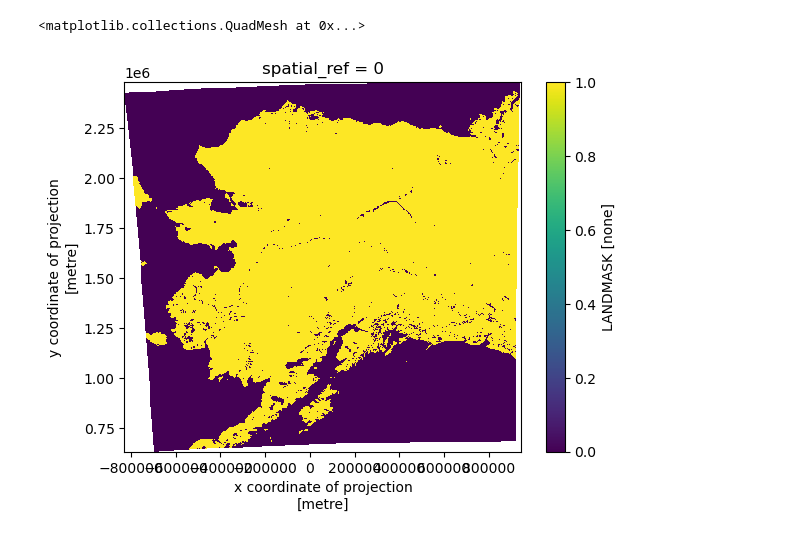
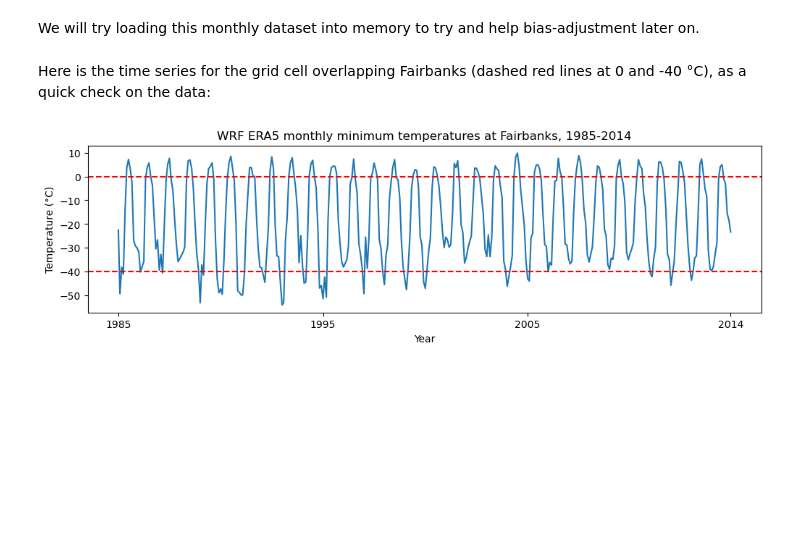
Before and after one commit to ua-snap/snap-geo, a Jupyter notebook: explorations/hardiness_zones.ipynb, the cells around one changed output. Saved outputs shown, nothing was run; the diff lists cells and outputs as text; code cells hidden in the pictures; blank space fills up the shorter version.

```diff
--- a/explorations/hardiness_zones.ipynb
+++ b/explorations/hardiness_zones.ipynb
@@ -346,3 +259,0 @@ hist_ds = xr.open_dataset(
-# %%
-ref = era5_ds["t2min"].resample(time="ME").min()
-ref = convert_units_to(ref, "degC")
@@ -382,5 +259,0 @@ test = reproject_wrf_3338(geo_ds, geo_ds["LANDMASK"].sel(Time=0))
-# %%
-test["LANDMASK"].plot()
-# %% [output]
-<matplotlib.collections.QuadMesh at 0x...>
-[figure, removed]
@@ -416,0 +260,28 @@ for year in np.unique(hist_fine.time.dt.year):
+# %% [markdown]
+We will try loading this monthly dataset into memory to try and help bias-adjustment later on.
+# %%
+ref = ref.load()
+# %% [markdown]
+Here is the time series for the grid cell overlapping Fairbanks (dashed red lines at 0 and -40 °C), as a quick check on the data:
+# %%
+# fairbanks coordinates
+x = 297504.5377500105
+y = 1667301.4672109024
+ref.sel(x=x, y=y, method="nearest").plot(figsize=(12, 3))
+plt.axhline(y=-40, color="r", linestyle="--")
+plt.axhline(y=0, color="r", linestyle="--")
+plt.xticks(
+    ticks=[
+        ref.time.values[0],
+        cftime.DatetimeNoLeap(1995, 1, 31, 0, 0, 0, 0, has_year_zero=True),
+        cftime.DatetimeNoLeap(2005, 1, 31, 0, 0, 0, 0, has_year_zero=True),
+        ref.time.values[-1],
+    ],
+    labels=[ref.time.dt.year.values[0], 1995, 2005, ref.time.dt.year.values[-1]],
+)
+plt.xlabel("Year")
+plt.ylabel("Temperature (°C)")
+plt.title("WRF ERA5 monthly minimum temperatures at Fairbanks, 1985-2014")
+plt.show()
+# %% [output]
+[figure, added]
```
Also changed, not shown: parts of 53 cells of this notebook.
